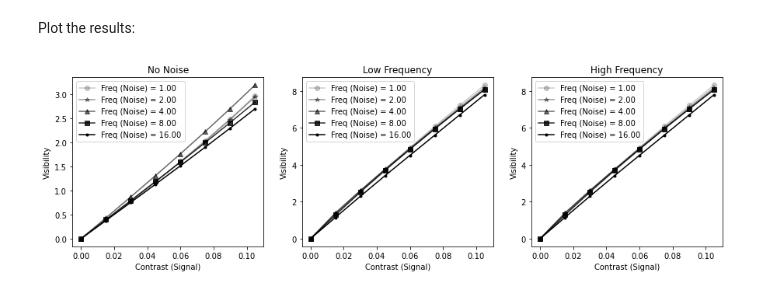
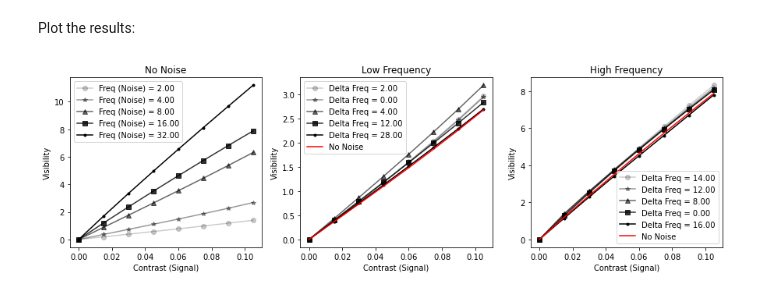
Before and after one commit to Jorgvt/PerceptualTests, a Jupyter notebook: Experiments/masking_II_perceptnet.ipynb, the cells around one changed output. Cells and saved outputs as stored; diff of their text form; code cells hidden in the pictures.

Commit message:
:memo::+1: Fixed explanations and legends of plots. Added a no noise line as well for easier comparison.

```diff
--- a/Experiments/masking_II_perceptnet.ipynb
+++ b/Experiments/masking_II_perceptnet.ipynb
@@ -69,3 +69,10 @@ gabor_hf = gabor_hf.transpose(4,3,0,1,2)
 gabor_nn.shape, gabor_lf.shape, gabor_hf.shape
 # %% [output]
 ((5, 8, 256, 256, 3), (5, 8, 256, 256, 3), (5, 8, 256, 256, 3))
+# %%
+fig, ax = plt.subplots(*gabor_lf.shape[:2], figsize=(10,10))
+for i in range(gabor_lf.shape[0]):
+    for j in range(gabor_lf.shape[1]):
+        ax[i][j].imshow(gabor_lf[i,j,:,:,:])
+        ax[i][j].axis('off')
+plt.show()
@@ -150,6 +156,14 @@ def plot_results(results, color='k'):
         plt.plot(contrasts, readouts, color, alpha=alphas[i], marker=markers[i], label=f'Freq (Noise) = {c_noise:.2f}')
         plt.xlabel('Contrast (Signal)')
         plt.ylabel('Visibility')
+# %%
+def plot_results_2(results, color='k'):
+    alphas = np.linspace(0.2,1,len(results))
+    markers = ['o', '*', '^', 's', '.']
+    for i, (delta_f, readouts) in enumerate(results.items()):
+        plt.plot(contrasts, readouts, color, alpha=alphas[i], marker=markers[i], label=f'Delta Freq = {delta_f:.2f}')
+        plt.xlabel('Contrast (Signal)')
+        plt.ylabel('Visibility')
 # %%
 results_nn = {}
 for c_noise, batch in zip(freqs, gabor_nn):
@@ -161,31 +171,33 @@ for c_noise, batch in zip(freqs, gabor_nn):
 # %%
 results_lf = {}
-for c_noise, batch in zip(delta_freq, gabor_lf):
+for c_noise, batch in zip(delta_freq_low, gabor_lf):
     results_lf[c_noise] = get_readouts(model, batch)
 # %%
 results_hf = {}
-for c_noise, batch in zip(delta_freq, gabor_hf):
+for c_noise, batch in zip(delta_freq_high, gabor_hf):
     results_hf[c_noise] = get_readouts(model, batch)
 # %% [markdown]
 Plot the results:
 # %%
 plt.figure(figsize=(15,4))
 
 plt.subplot(1,3,1)
 plt.title('No Noise')
-plot_results(results_lf)
+plot_results(results_nn)
 plt.legend()
 
 plt.subplot(1,3,2)
 plt.title('Low Frequency')
-plot_results(results_hf)
+plot_results_2(results_lf)
+plt.plot(contrasts, results_nn[freq_low], 'r', label='No Noise')
 plt.legend()
 
 plt.subplot(1,3,3)
 plt.title('High Frequency')
-plot_results(results_hf)
+plot_results_2(results_hf)
+plt.plot(contrasts, results_nn[freq_high], 'r', label='No Noise')
 plt.legend()
 
 plt.show()
 # %% [output]
-[figure, old version]
+[figure, new version]
```
Also changed, not shown: parts of 7 cells of this notebook.
